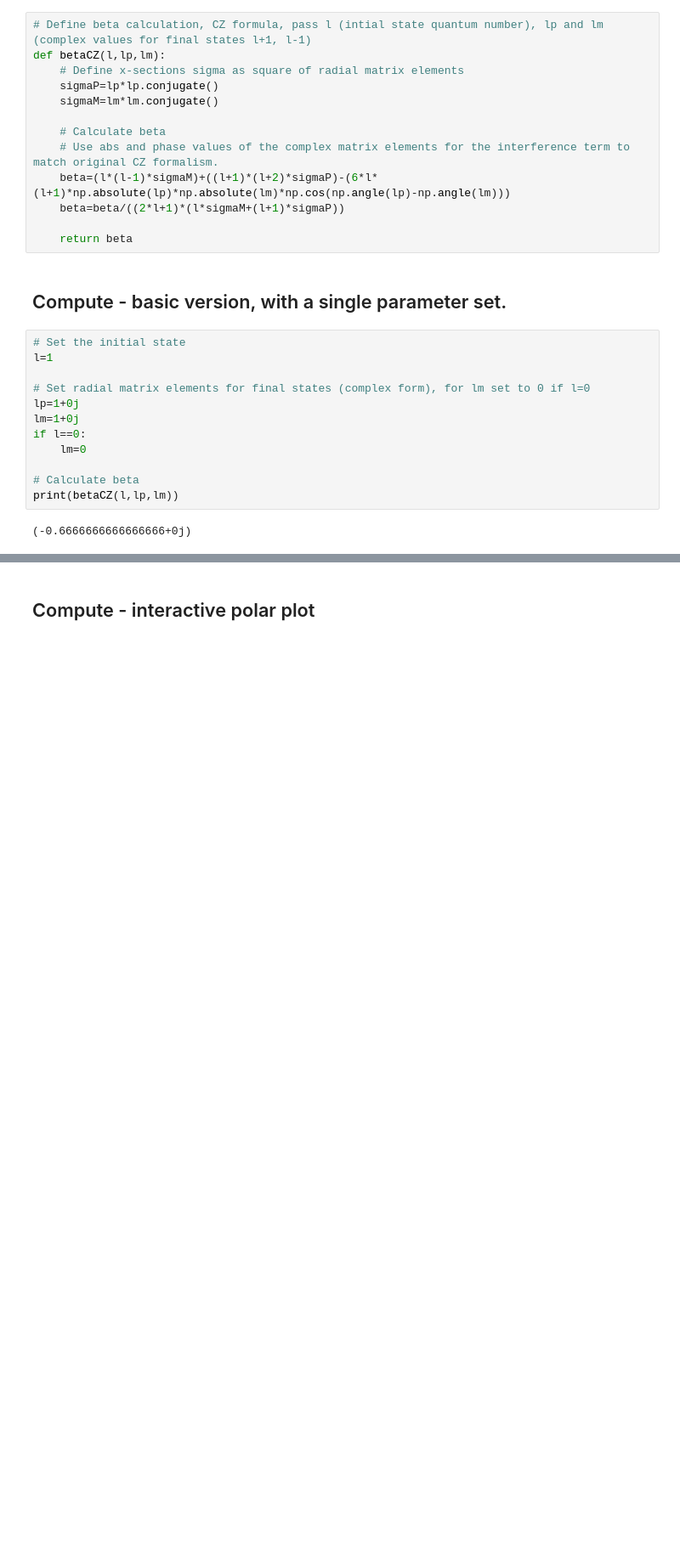
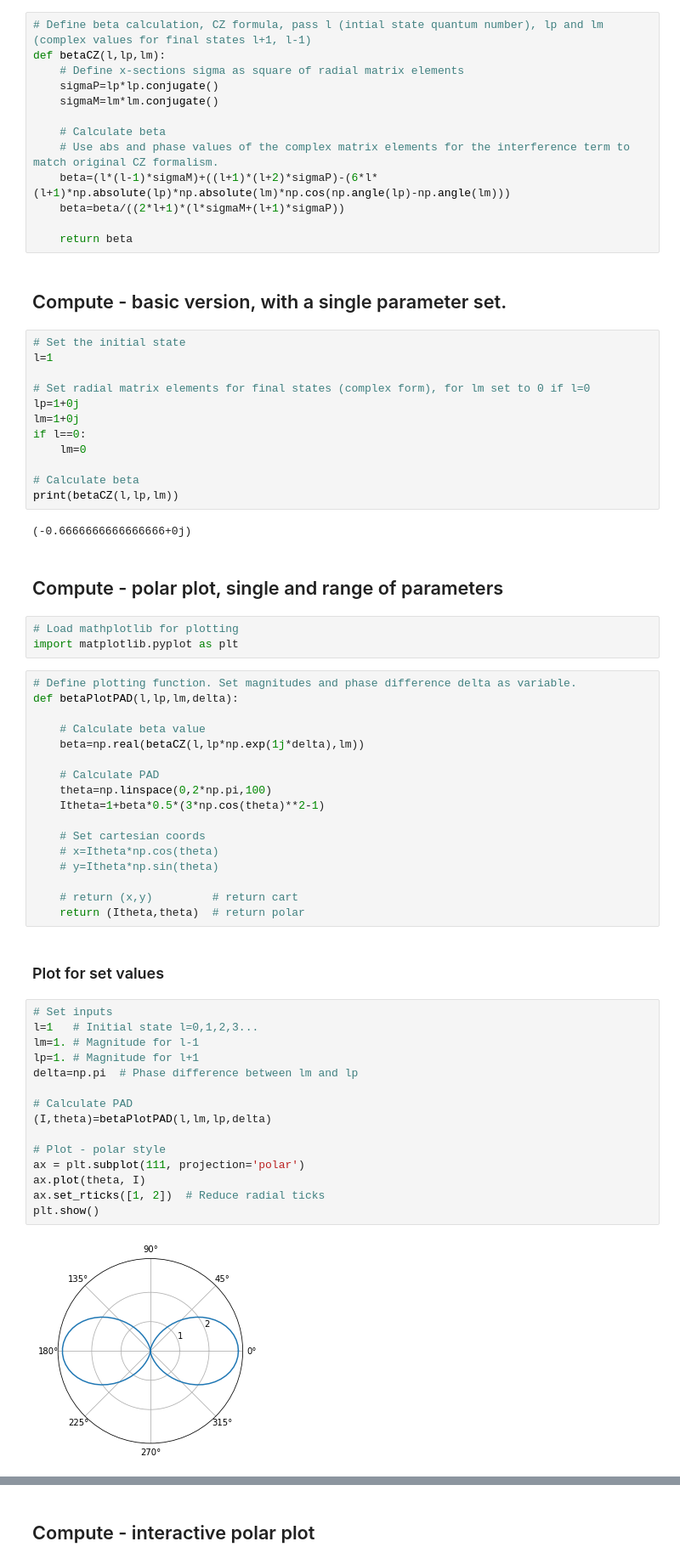
Before and after one commit to phockett/Quantum-Metrology-with-Photoelectrons, a Jupyter notebook: Cooper-Zare_model/Cooper-Zare_model.ipynb, the cells around one changed output, grey strips where cells are left out. Shown: that part at 85% size. Drawn from its saved outputs; the diff is of its cells as text; blank space fills up the shorter version.

```diff
--- a/Cooper-Zare_model/Cooper-Zare_model.ipynb
+++ b/Cooper-Zare_model/Cooper-Zare_model.ipynb
@@ -96,3 +92,44 @@ if l==0:
 print(betaCZ(l,lp,lm))
 # %% [output]
 (-0.6666666666666666+0j)
+# %% [markdown]
+## Compute - polar plot, single and range of parameters
+# %%
+# Load mathplotlib for plotting
+import matplotlib.pyplot as plt
+# %%
+# Define plotting function. Set magnitudes and phase difference delta as variable.
+def betaPlotPAD(l,lp,lm,delta):
+
+    # Calculate beta value
+    beta=np.real(betaCZ(l,lp*np.exp(1j*delta),lm))
+
+    # Calculate PAD
+    theta=np.linspace(0,2*np.pi,100)
+    Itheta=1+beta*0.5*(3*np.cos(theta)**2-1)
+
+    # Set cartesian coords
+    # x=Itheta*np.cos(theta)
+    # y=Itheta*np.sin(theta)
+
+    # return (x,y)         # return cart
+    return (Itheta,theta)  # return polar
+# %% [markdown]
+### Plot for set values
+# %%
+# Set inputs
+l=1   # Initial state l=0,1,2,3...
+lm=1. # Magnitude for l-1
+lp=1. # Magnitude for l+1
+delta=np.pi  # Phase difference between lm and lp
+
+# Calculate PAD
+(I,theta)=betaPlotPAD(l,lm,lp,delta)
+
+# Plot - polar style
+ax = plt.subplot(111, projection='polar')
+ax.plot(theta, I)
+ax.set_rticks([1, 2])  # Reduce radial ticks
+plt.show()
+# %% [output]
+[figure, added]
```
Also changed, not shown: parts of 7 cells of this notebook.
